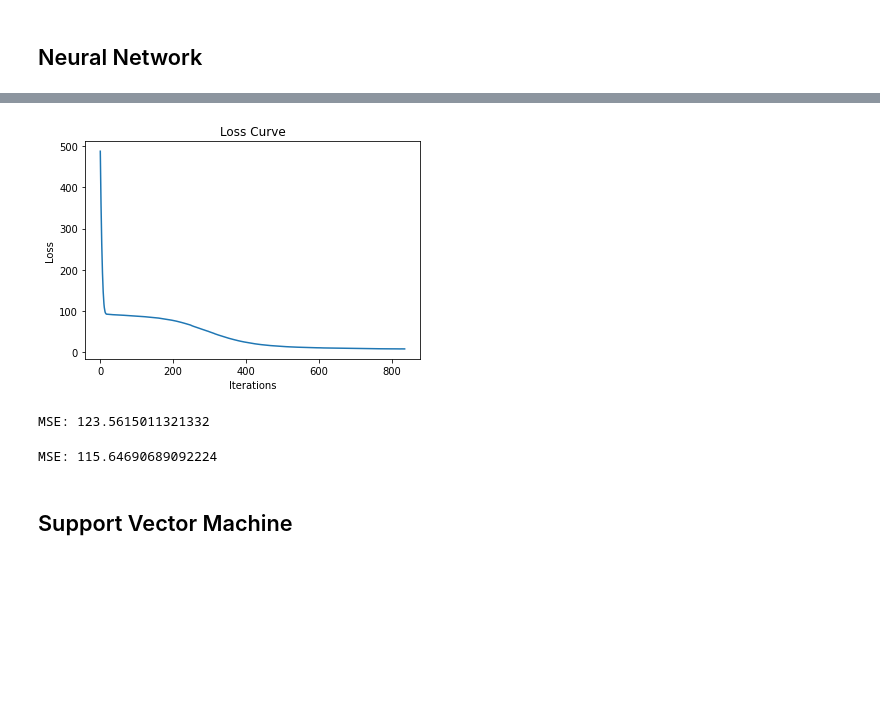
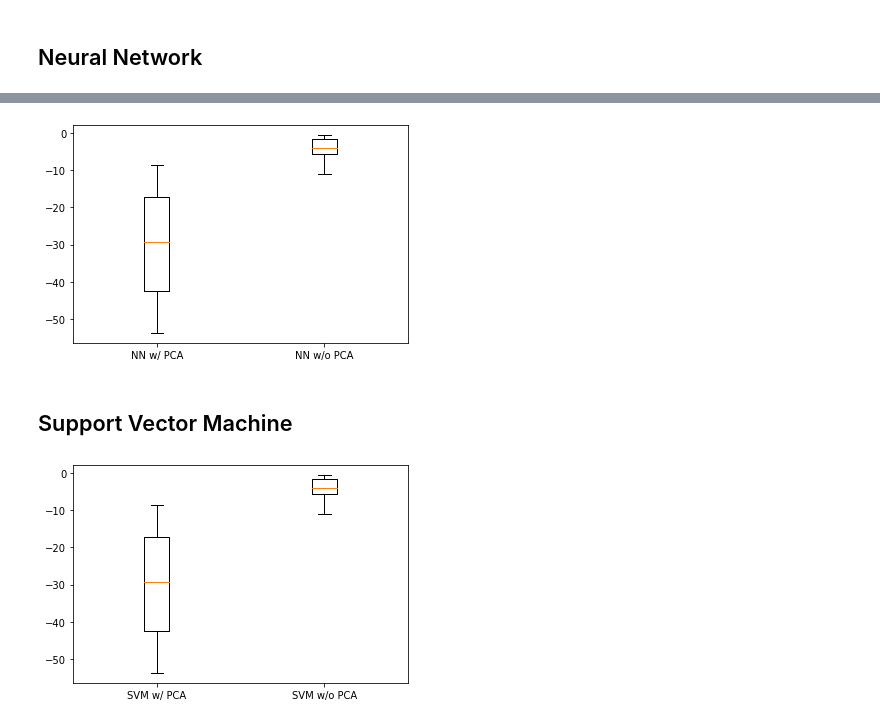
Before and after one commit to Dodecahedrane/COMP-2002-Assignment, a Jupyter notebook: Assignment Notebook.ipynb, the cells around one changed output, grey strips where cells are left out. Cells and saved outputs as stored; diff of their text form; code cells hidden in the pictures; blank space fills up the shorter version.

```diff
--- a/Assignment Notebook.ipynb
+++ b/Assignment Notebook.ipynb
@@ -213,3 +206,3 @@ With PCA @ 1
 # %%
-regressor = MLPRegressor(max_iter=2000)
-nn_cvs = cross_val_score(regressor, trainInputsScaled, trainTargets, cv=25, scoring='neg_mean_squared_error')
+regressor = MLPRegressor(max_iter=15000)
+nnCvPca = cross_val_score(regressor, trainInputsScaled, trainTargets, cv=25, scoring='neg_mean_squared_error')
@@ -235,23 +209,14 @@ plt.show()
-# %%
-regressor = MLPRegressor(max_iter=2000)
-regressor.fit(trainInputsPCA, trainTargets)
-outputs = regressor.predict(testInputsScaled)
-# %%
-plt.plot(regressor.loss_curve_)
-plt.title("Loss Curve")
-plt.xlabel('Iterations')
-plt.ylabel('Loss')
-plt.show()
-# %% [output]
-[figure, removed]
-# %%
-print("MSE: " + str(mean_squared_error(testTargets, outputs)))
-# %% [output]
-MSE: 123.5615011321332
-# %%
-outputs = regressor.predict(trainInputsScaled)
-print("MSE: " + str(mean_squared_error(trainTargets, outputs)))
-# %% [output]
-MSE: 115.64690689092224
+# %%
+regressor = MLPRegressor(max_iter=15000)
+nnCvNoPca = cross_val_score(regressor, trainInputsScaledNoPCA, trainTargets, cv=25, scoring='neg_mean_squared_error')
+# %%
+nnResults = {"NN w/ PCA": nnCvPca, "NN w/o PCA": nnCvNoPca}
+# %%
+fig, ax = plt.subplots()
+ax.boxplot(nnResults.values())
+ax.set_xticklabels(nnResults.keys())
+plt.show()
+# %% [output]
+[figure, added]
 # %% [markdown]
 ## Support Vector Machine
@@ -261,0 +231,7 @@ outputs = classifier.predict(testInputsScaled)
+# %%
+fig, ax = plt.subplots()
+ax.boxplot(nnResults.values())
+ax.set_xticklabels(svmResults.keys())
+plt.show()
+# %% [output]
+[figure, added]
```
Also changed, not shown: parts of 21 cells of this notebook.
